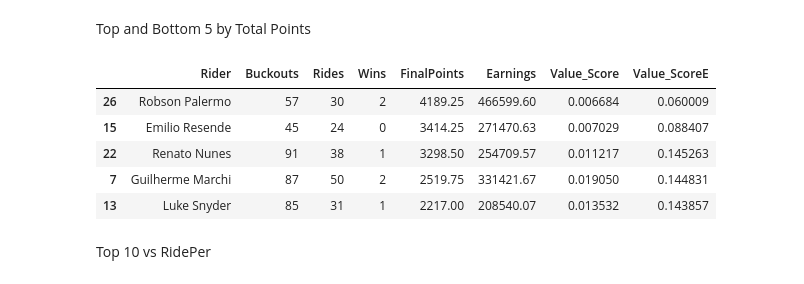
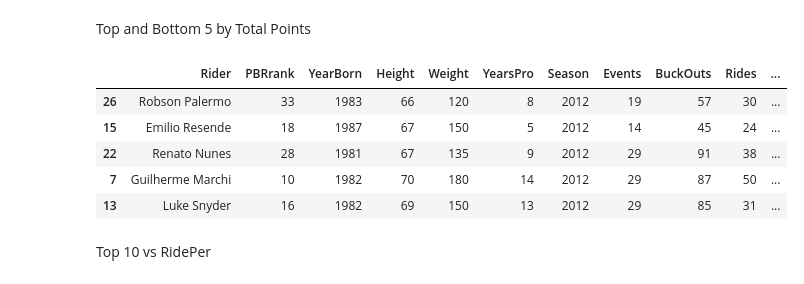
Before and after one commit to oas95/PBR_Analysis, a Jupyter notebook: data_exploration.ipynb, the cells around one changed output. Drawn from its saved outputs; the diff is of its cells as text; code cells hidden in the pictures.

```diff
--- a/data_exploration.ipynb
+++ b/data_exploration.ipynb
@@ -40,0 +41,11 @@ dtype: object
+# %%
+#Filling NAs with 0s
+statscl_df = stats_df.fillna(0)
+
+#Creatig Value scores for Earnings and Final Points and adding them to the df
+#value score by Final Points
+value_score =(statscl_df['Rides'] - statscl_df['Wins'])/statscl_df['FinalPoints']
+statscl_df['Value_Score'] = value_score
+#Value score by Earnings
+value_score1 =((statscl_df['Rides'] - statscl_df['Wins'])/statscl_df['Earnings'])*1000
+statscl_df['Value_ScoreE'] = value_score1
@@ -131,14 +106,14 @@ rider_valuescore_df.sort_values('Earnings', ascending=False).head(5)
 Top and Bottom 5 by Total Points
 # %%
 #Top 5
-rider_valuescore_df.sort_values('FinalPoints', ascending=False).head(5)
+statscl_df.sort_values('FinalPoints', ascending=False).head(5)
 # %% [output]
-|  | Rider | Buckouts | Rides | Wins | FinalPoints | Earnings | Value_Score | Value_ScoreE |
-| 26 | Robson Palermo | 57 | 30 | 2 | 4189.25 | 466599.60 | 0.006684 | 0.060009 |
-| 15 | Emilio Resende | 45 | 24 | 0 | 3414.25 | 271470.63 | 0.007029 | 0.088407 |
-| 22 | Renato Nunes | 91 | 38 | 1 | 3298.50 | 254709.57 | 0.011217 | 0.145263 |
-| 7 | Guilherme Marchi | 87 | 50 | 2 | 2519.75 | 331421.67 | 0.019050 | 0.144831 |
-| 13 | Luke Snyder | 85 | 31 | 1 | 2217.00 | 208540.07 | 0.013532 | 0.143857 |
+|  | Rider | PBRrank | YearBorn | Height | Weight | YearsPro | Season | Events | BuckOuts | Rides | ... |
+| 26 | Robson Palermo | 33 | 1983 | 66 | 120 | 8 | 2012 | 19 | 57 | 30 | ... |
+| 15 | Emilio Resende | 18 | 1987 | 67 | 150 | 5 | 2012 | 14 | 45 | 24 | ... |
+| 22 | Renato Nunes | 28 | 1981 | 67 | 135 | 9 | 2012 | 29 | 91 | 38 | ... |
+| 7 | Guilherme Marchi | 10 | 1982 | 70 | 180 | 14 | 2012 | 29 | 87 | 50 | ... |
+| 13 | Luke Snyder | 16 | 1982 | 69 | 150 | 13 | 2012 | 29 | 85 | 31 | ... |
 # %% [markdown]
 Top 10 vs RidePer
 # %%
```
Also changed, not shown: parts of 15 cells of this notebook.
